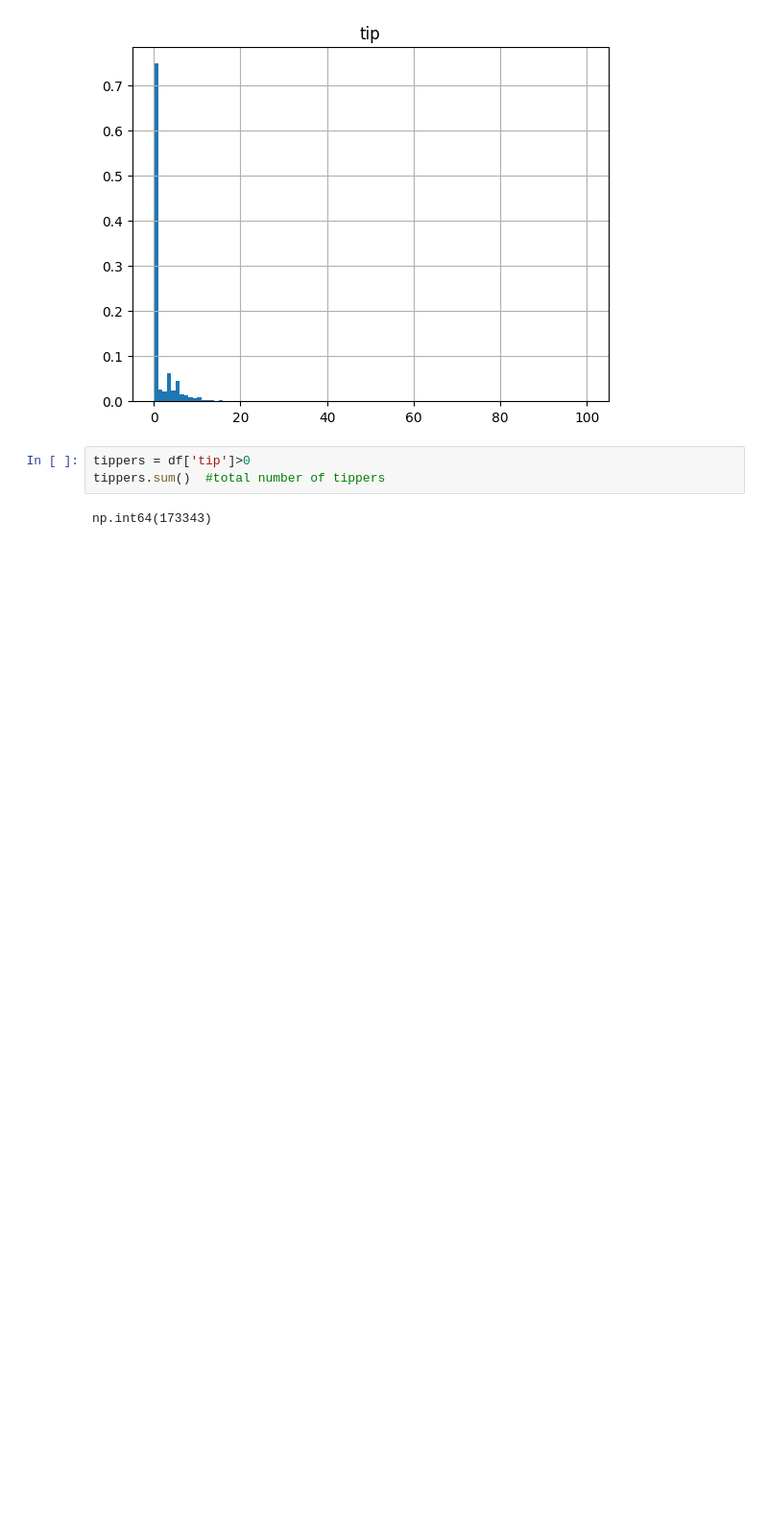
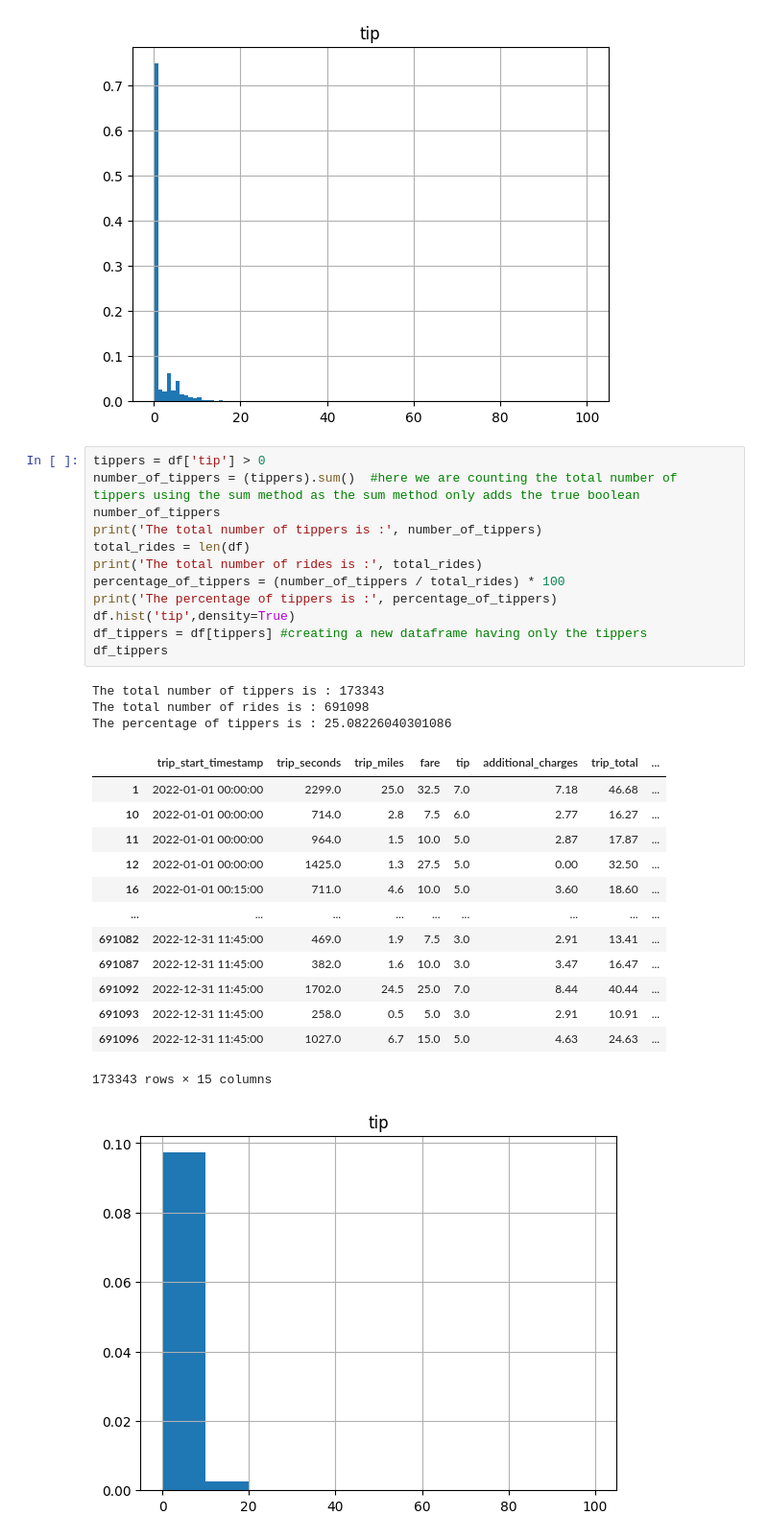
Before and after one commit to AsokTamang/probability, a Jupyter notebook: Untitled2.ipynb, the cells around one changed output. Shown at 96% size. Drawn from its saved outputs; the diff is of its cells as text; blank space fills up the shorter version.

Commit message:
creating new df basesd on the condition of value inside the columns

```diff
--- a/Untitled2.ipynb
+++ b/Untitled2.ipynb
@@ -80,7 +80,32 @@ df.hist(column_to_plot,density=True,bins = 100)
 array([[<Axes: title={'center': 'tip'}>]], dtype=object)
 [figure]
 # %%
-tippers = df['tip']>0
-tippers.sum()  #total number of tippers
+tippers = df['tip'] > 0
+number_of_tippers = (tippers).sum()  #here we are counting the total number of tippers using the sum method as the sum method only adds the true boolean
+number_of_tippers
+print('The total number of tippers is :', number_of_tippers)
+total_rides = len(df)
+print('The total number of rides is :', total_rides)
+percentage_of_tippers = (number_of_tippers / total_rides) * 100
+print('The percentage of tippers is :', percentage_of_tippers)
+df.hist('tip',density=True)
+df_tippers = df[tippers] #creating a new dataframe having only the tippers
+df_tippers
 # %% [output]
-np.int64(173343)
+The total number of tippers is : 173343
+The total number of rides is : 691098
+The percentage of tippers is : 25.08226040301086
+|  | trip_start_timestamp | trip_seconds | trip_miles | fare | tip | additional_charges | trip_total | ... |
+| 1 | 2022-01-01 00:00:00 | 2299.0 | 25.0 | 32.5 | 7.0 | 7.18 | 46.68 | ... |
+| 10 | 2022-01-01 00:00:00 | 714.0 | 2.8 | 7.5 | 6.0 | 2.77 | 16.27 | ... |
+| 11 | 2022-01-01 00:00:00 | 964.0 | 1.5 | 10.0 | 5.0 | 2.87 | 17.87 | ... |
+| 12 | 2022-01-01 00:00:00 | 1425.0 | 1.3 | 27.5 | 5.0 | 0.00 | 32.50 | ... |
+| 16 | 2022-01-01 00:15:00 | 711.0 | 4.6 | 10.0 | 5.0 | 3.60 | 18.60 | ... |
+| ... | ... | ... | ... | ... | ... | ... | ... | ... |
+| 691082 | 2022-12-31 11:45:00 | 469.0 | 1.9 | 7.5 | 3.0 | 2.91 | 13.41 | ... |
+| 691087 | 2022-12-31 11:45:00 | 382.0 | 1.6 | 10.0 | 3.0 | 3.47 | 16.47 | ... |
+| 691092 | 2022-12-31 11:45:00 | 1702.0 | 24.5 | 25.0 | 7.0 | 8.44 | 40.44 | ... |
+| 691093 | 2022-12-31 11:45:00 | 258.0 | 0.5 | 5.0 | 3.0 | 2.91 | 10.91 | ... |
+| 691096 | 2022-12-31 11:45:00 | 1027.0 | 6.7 | 15.0 | 5.0 | 4.63 | 24.63 | ... |
+173343 rows × 15 columns
+[figure, added]
```
